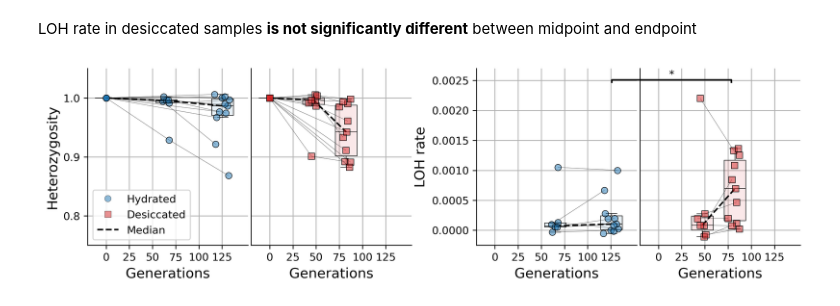
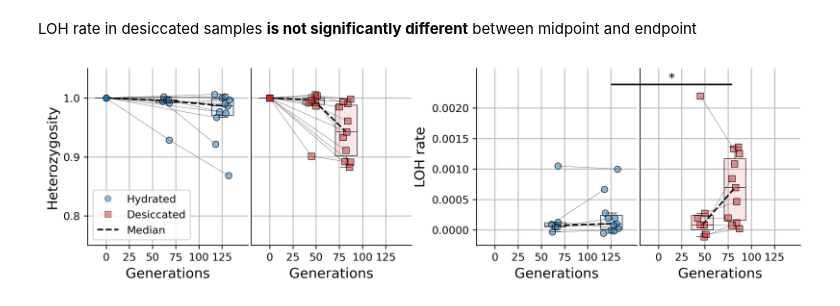
Before and after one commit to AntoineHo/genome_evolution_bdelloids_scripts, a Jupyter notebook: 07_Figure_1ab_And_Stats.ipynb, the cells around one changed output. Saved outputs shown, nothing was run; the diff lists cells and outputs as text; code cells hidden in the pictures.

```diff
--- a/07_Figure_1ab_And_Stats.ipynb
+++ b/07_Figure_1ab_And_Stats.ipynb
@@ -814,8 +885,8 @@ for sm, y1 in zip(H_samples_end, H_end_only_rate) :
 
 ax.plot([mean_midpoint_generations_xpos,mean_endpoint_generations_xpos], [np.median(H_mid_rate), np.median(H_end_rate+H_end_only_rate)], linestyle="dashed", lw=1.5, color="k")
 ax.set_xlim(-0.3,2.3)
-ax.set_ylim(-0.25e-3, 2.7e-3)
-yticks = np.arange(0, 2.71e-3, 0.5e-3)
+ax.set_ylim(-0.25e-3, 2.65e-3)
+yticks = np.arange(0, 2.49e-3, 0.5e-3)
 ax.set_yticks(yticks)
 
 ax.spines[['right', 'top']].set_visible(False)
@@ -854,35 +925,35 @@ for sm, y1, y2 in zip(D_samples_both, D_mid_rate, D_end_rate) :
     x2 = get_x_gen(generations[sm], 133)
 
     ax.plot([x1,x2], [y1, y2], marker="s", ms=6, mfc=default_colors[3]+[0.5], mec="k", mew=0.5, lw=0.2, color="k", zorder=5)
 
 for sm, y1 in zip(D_samples_end, D_end_only_rate) :
     x1 = get_x_gen(generations[sm], 133)
     ax.plot([x1], [y1], marker="s", ms=6, mfc=default_colors[3]+[0.5], mec="k", mew=0.5, lw=0.2, color="k", zorder=5)
 
 ax.plot([mean_midpoint_generations_xpos,mean_endpoint_generations_xpos], [np.median(D_mid_rate), np.median(D_end_rate+D_end_only_rate)], linestyle="dashed", lw=1.5, color="k")
 ax.set_xlim(-0.3,2.3)
 
 ax.spines[['right', 'top']].set_visible(False)
 
-ax.set_ylim(-0.25e-3, 2.7e-3)
-yticks = np.arange(0, 2.71e-3, 0.5e-3)
+ax.set_ylim(-0.25e-3, 2.65e-3)
+yticks = np.arange(0, 2.49e-3, 0.5e-3)
 ax.set_yticks(yticks)
 ax.set_yticklabels(["" for y in yticks])
 
 plt.subplots_adjust(wspace=0.015, hspace=0.015)
 
 
 ### Stats
-line = Line2D([0.695, 0.695, 0.825, 0.825], [0.82, 0.83, 0.83, 0.82], transform=fig.transFigure, color="k")
+line = Line2D([0.695, 0.825], [0.81, 0.81], transform=fig.transFigure, color="k")
 fig.lines.append(line)
-fig.text(x=0.695+(0.825-0.695)/2, y=0.83, s="*", va="bottom", ha="center")
+fig.text(x=0.695+(0.825-0.695)/2, y=0.81, s="*", va="bottom", ha="center", fontsize=12)
 
 #line = Line2D([0.63, 0.63, 0.792, 0.792], [0.8, 0.81, 0.81, 0.8], transform=fig.transFigure, color="k")
 #fig.lines.append(line)
 #fig.text(x=0.63+(0.792-0.63)/2, y=0.8, s="***", va="bottom", ha="center")
 
 #ax.text(x=1.08, y=0.728, s="* low coverage", fontsize=9)
 
 plt.show()
 # %% [output]
-[figure, old version]
+[figure, new version]
```
Also changed, not shown: parts of 11 cells of this notebook, 5 other files.
